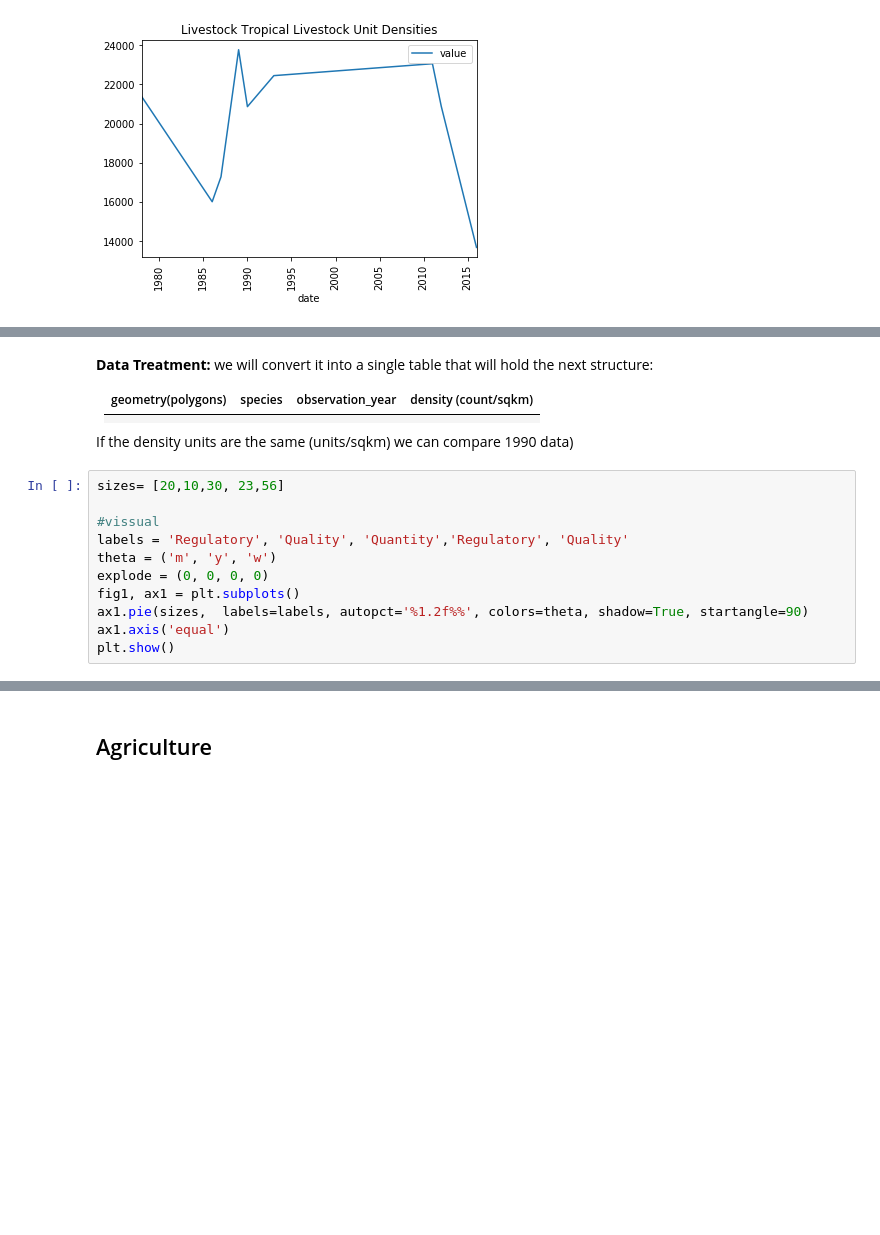
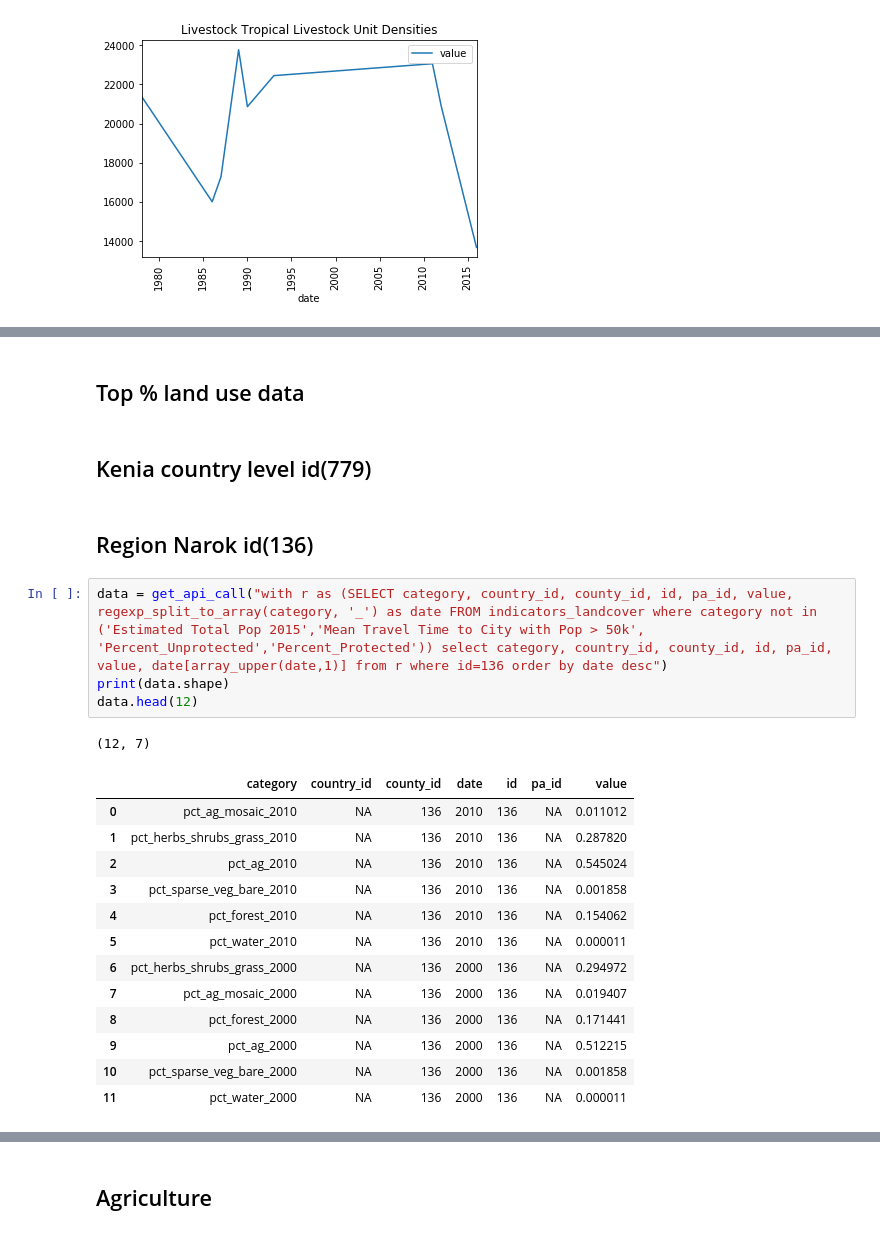
Before and after one commit to Vizzuality/notebooks, a Jupyter notebook: Kenia-dashboard/dashboard-exploration.ipynb, the cells around one changed output, grey strips where cells are left out. Saved outputs shown, nothing was run; the diff lists cells and outputs as text; blank space fills up the shorter version.

Commit message:
added land use

```diff
--- a/Kenia-dashboard/dashboard-exploration.ipynb
+++ b/Kenia-dashboard/dashboard-exploration.ipynb
@@ -319,20 +317,25 @@ display(data.sort_values('date').plot(x='date', y='value',rot=90,title=data.cate
-# %% [markdown]
-**Data Treatment:** we will convert it into a single table that will hold the next structure:
-
-|geometry(polygons)|species|observation_year|density (count/sqkm)|
-|------------------|-------|----------------|--------------------|
-|||||
-
-
-If the density units are the same (units/sqkm) we can compare 1990 data)
-# %%
-sizes= [20,10,30, 23,56]
-
-#vissual
-labels = 'Regulatory', 'Quality', 'Quantity','Regulatory', 'Quality'
-theta = ('m', 'y', 'w')
-explode = (0, 0, 0, 0)
-fig1, ax1 = plt.subplots()
-ax1.pie(sizes,  labels=labels, autopct='%1.2f%%', colors=theta, shadow=True, startangle=90)
-ax1.axis('equal')
-plt.show()
+# %% [markdown]
+## Top % land use data
+# %% [markdown]
+## Kenia country level id(779)
+# %% [markdown]
+## Region Narok id(136)
+# %%
+data = get_api_call("with r as (SELECT category, country_id, county_id, id, pa_id, value, regexp_split_to_array(category, '_') as date FROM indicators_landcover where category not in ('Estimated Total Pop 2015','Mean Travel Time to City with Pop > 50k', 'Percent_Unprotected','Percent_Protected')) select category, country_id, county_id, id, pa_id, value, date[array_upper(date,1)] from r where id=136 order by date desc")
+print(data.shape)
+data.head(12)
+# %% [output]
+(12, 7)
+|  | category | country_id | county_id | date | id | pa_id | value |
+| 0 | pct_ag_mosaic_2010 | NA | 136 | 2010 | 136 | NA | 0.011012 |
+| 1 | pct_herbs_shrubs_grass_2010 | NA | 136 | 2010 | 136 | NA | 0.287820 |
+| 2 | pct_ag_2010 | NA | 136 | 2010 | 136 | NA | 0.545024 |
+| 3 | pct_sparse_veg_bare_2010 | NA | 136 | 2010 | 136 | NA | 0.001858 |
+| 4 | pct_forest_2010 | NA | 136 | 2010 | 136 | NA | 0.154062 |
+| 5 | pct_water_2010 | NA | 136 | 2010 | 136 | NA | 0.000011 |
+| 6 | pct_herbs_shrubs_grass_2000 | NA | 136 | 2000 | 136 | NA | 0.294972 |
+| 7 | pct_ag_mosaic_2000 | NA | 136 | 2000 | 136 | NA | 0.019407 |
+| 8 | pct_forest_2000 | NA | 136 | 2000 | 136 | NA | 0.171441 |
+| 9 | pct_ag_2000 | NA | 136 | 2000 | 136 | NA | 0.512215 |
+| 10 | pct_sparse_veg_bare_2000 | NA | 136 | 2000 | 136 | NA | 0.001858 |
+| 11 | pct_water_2000 | NA | 136 | 2000 | 136 | NA | 0.000011 |
```
Also changed, not shown: parts of 9 cells of this notebook.
